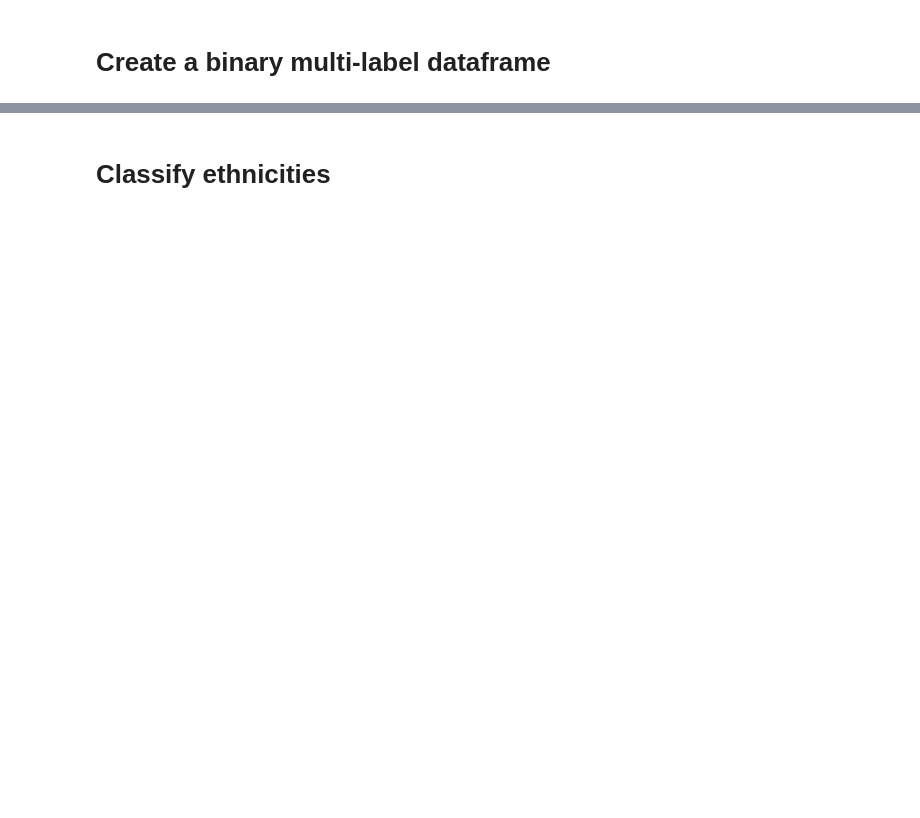
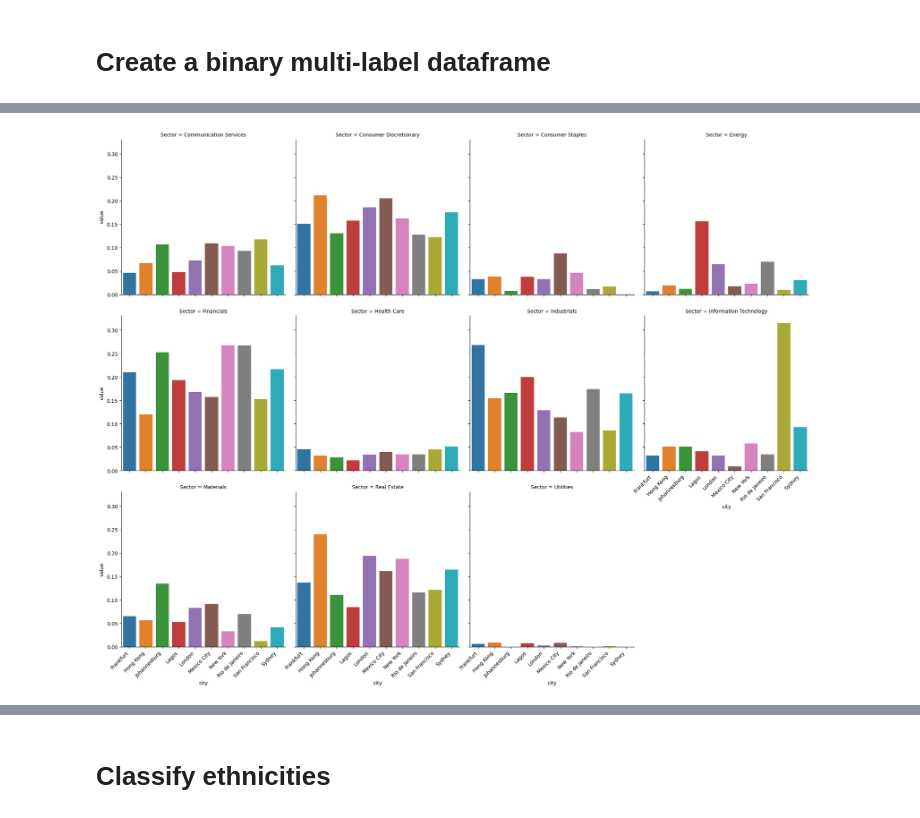
Before and after one commit to JonnoB/wealthnets, a Jupyter notebook: getting_embeddings.ipynb, the cells around one changed output, grey strips where cells are left out. Cells and saved outputs as stored; diff of their text form; code cells hidden in the pictures; blank space fills up the shorter version.

```diff
--- a/getting_embeddings.ipynb
+++ b/getting_embeddings.ipynb
@@ -208,0 +406,18 @@ KeyError: 'classes'
+# %%
+gics_distrib.to_csv('./data/gics_distrib_sector.csv')
+
+g = sns.catplot(data=gics_distrib.reset_index().melt(id_vars=['city'], var_name='Sector'),
+             x = 'city', y = 'value', col='Sector', kind='bar', col_wrap=4)
+
+# Draw the plot to ensure tick labels are properly set
+plt.draw()
+
+# Rotate x-axis labels for each subplot
+for ax in g.axes.flat:
+    for label in ax.get_xticklabels():
+        label.set_rotation(45)
+        label.set_horizontalalignment('right')
+
+plt.show()
+# %% [output]
+[figure, added]
```
Also changed, not shown: parts of 47 cells of this notebook, 7 other files.
